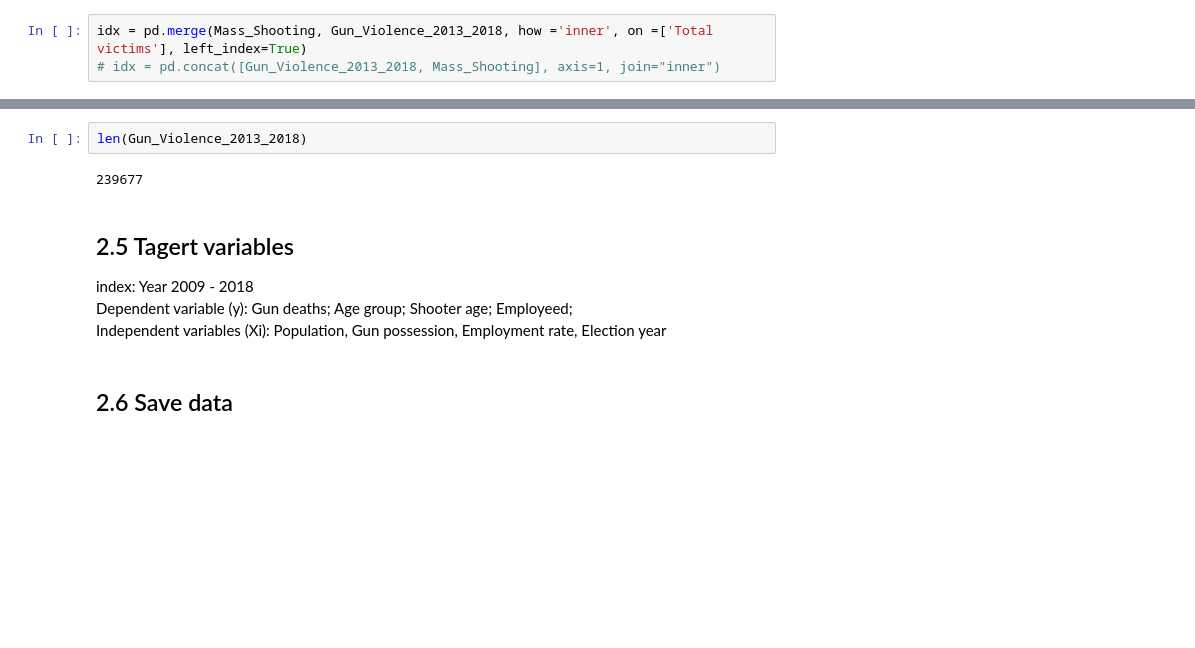
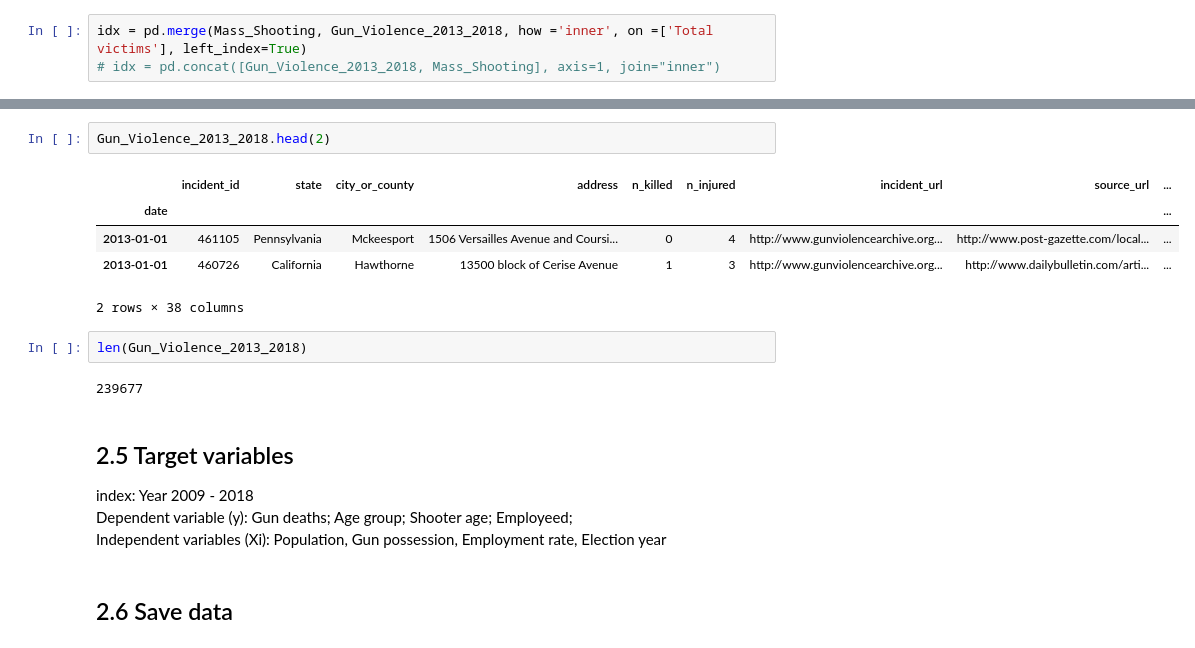
Before and after one commit to BinhKieu82/Springboard_Capstone2, a Jupyter notebook: notebooks/02_data_wrangling.ipynb, the cells around one changed output, grey strips where cells are left out. Drawn from its saved outputs; the diff is of its cells as text; blank space fills up the shorter version.

```diff
--- a/notebooks/02_data_wrangling.ipynb
+++ b/notebooks/02_data_wrangling.ipynb
@@ -198,9 +245,17 @@ memory usage: 179.1+ MB
+# %%
+Gun_Violence_2013_2018.head(2)
+# %% [output]
+|  | incident_id | state | city_or_county | address | n_killed | n_injured | incident_url | source_url | ... |
+| date |  |  |  |  |  |  |  |  | ... |
+| 2013-01-01 | 461105 | Pennsylvania | Mckeesport | 1506 Versailles Avenue and Coursi... | 0 | 4 | http://www.gunviolencearchive.org... | http://www.post-gazette.com/local... | ... |
+| 2013-01-01 | 460726 | California | Hawthorne | 13500 block of Cerise Avenue | 1 | 3 | http://www.gunviolencearchive.org... | http://www.dailybulletin.com/arti... | ... |
+2 rows × 38 columns
 # %%
 len(Gun_Violence_2013_2018)
 # %% [output]
 239677
 # %% [markdown]
-##  2.5 Tagert variables
+##  2.5 Target variables
 index: Year 2009 - 2018
 Dependent variable (y): Gun deaths; Age group; Shooter age; Employeed;
 Independent variables (Xi): Population, Gun possession, Employment rate, Election year
```
Also changed, not shown: parts of 8 cells of this notebook, 1 other file.
